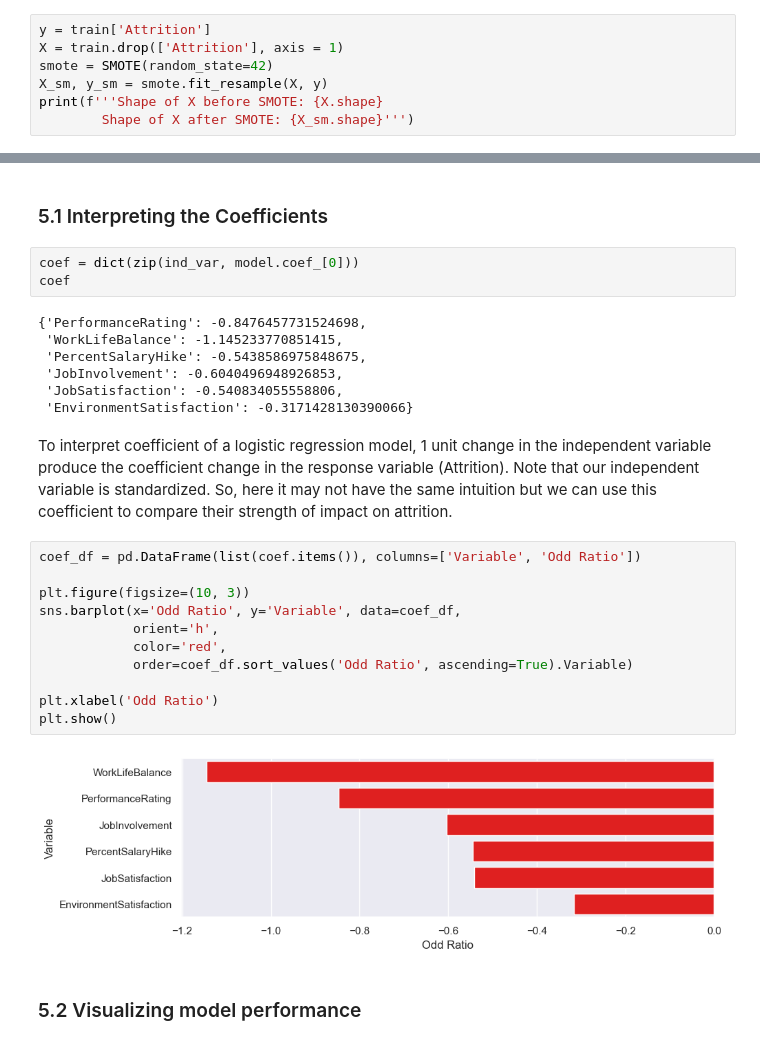
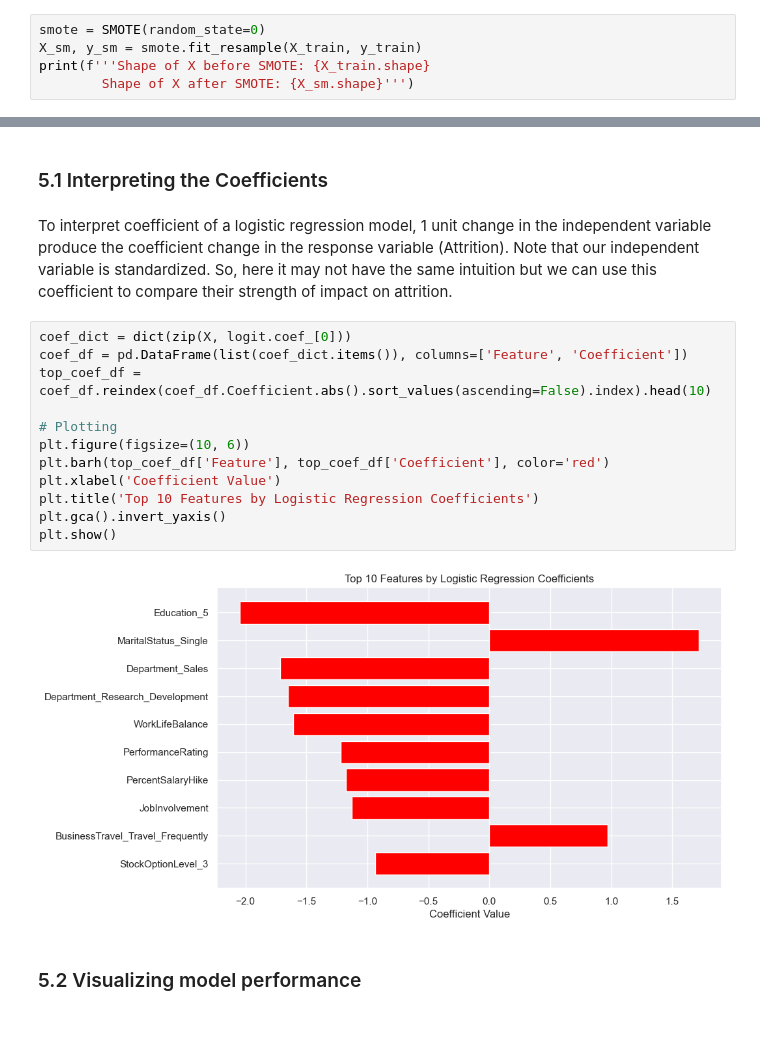
Before and after one commit to derickkan3356/Employee-Turnover-Prediction, a Jupyter notebook: Employee Turnover Prediction.ipynb, the cells around one changed output, grey strips where cells are left out. Drawn from its saved outputs; the diff is of its cells as text.

```diff
--- a/Employee Turnover Prediction.ipynb
+++ b/Employee Turnover Prediction.ipynb
@@ -305,10 +305,8 @@ train, validate, test = train_validate_test_split(df)
 # %% [markdown]
 As said before, in order to fix the imbalance issue in our response variable (Attrition), we use SMOTE to balance it.
 # %%
-y = train['Attrition']
-X = train.drop(['Attrition'], axis = 1)
-smote = SMOTE(random_state=42)
-X_sm, y_sm = smote.fit_resample(X, y)
-print(f'''Shape of X before SMOTE: {X.shape}
+smote = SMOTE(random_state=0)
+X_sm, y_sm = smote.fit_resample(X_train, y_train)
+print(f'''Shape of X before SMOTE: {X_train.shape}
         Shape of X after SMOTE: {X_sm.shape}''')
 # %% [output]
@@ -393,31 +381,22 @@ print(recall)
 ## 5. Evaluation
 # %% [markdown]
 ### 5.1 Interpreting the Coefficients
-# %%
-coef = dict(zip(ind_var, model.coef_[0]))
-coef
-# %% [output]
-{'PerformanceRating': -0.8476457731524698,
- 'WorkLifeBalance': -1.145233770851415,
- 'PercentSalaryHike': -0.5438586975848675,
- 'JobInvolvement': -0.6040496948926853,
- 'JobSatisfaction': -0.540834055558806,
- 'EnvironmentSatisfaction': -0.3171428130390066}
 # %% [markdown]
 To interpret coefficient of a logistic regression model, 1 unit change in the independent variable produce the coefficient change in the response variable (Attrition). Note that our independent variable is standardized. So, here it may not have the same intuition but we can use this coefficient to compare their strength of impact on attrition.
-# %%
-coef_df = pd.DataFrame(list(coef.items()), columns=['Variable', 'Odd Ratio'])
-
-plt.figure(figsize=(10, 3))
-sns.barplot(x='Odd Ratio', y='Variable', data=coef_df,
-            orient='h',
-            color='red',
-            order=coef_df.sort_values('Odd Ratio', ascending=True).Variable)
-
-plt.xlabel('Odd Ratio')
-plt.show()
-# %% [output]
-[figure, removed]
+# %%
+coef_dict = dict(zip(X, logit.coef_[0]))
+coef_df = pd.DataFrame(list(coef_dict.items()), columns=['Feature', 'Coefficient'])
+top_coef_df = coef_df.reindex(coef_df.Coefficient.abs().sort_values(ascending=False).index).head(10)
+
+# Plotting
+plt.figure(figsize=(10, 6))
+plt.barh(top_coef_df['Feature'], top_coef_df['Coefficient'], color='red')
+plt.xlabel('Coefficient Value')
+plt.title('Top 10 Features by Logistic Regression Coefficients')
+plt.gca().invert_yaxis()
+plt.show()
+# %% [output]
+[figure, added]
 # %% [markdown]
 ### 5.2 Visualizing model performance
 # %% [markdown]
```
Also changed, not shown: parts of 31 cells of this notebook, 1 other file.
